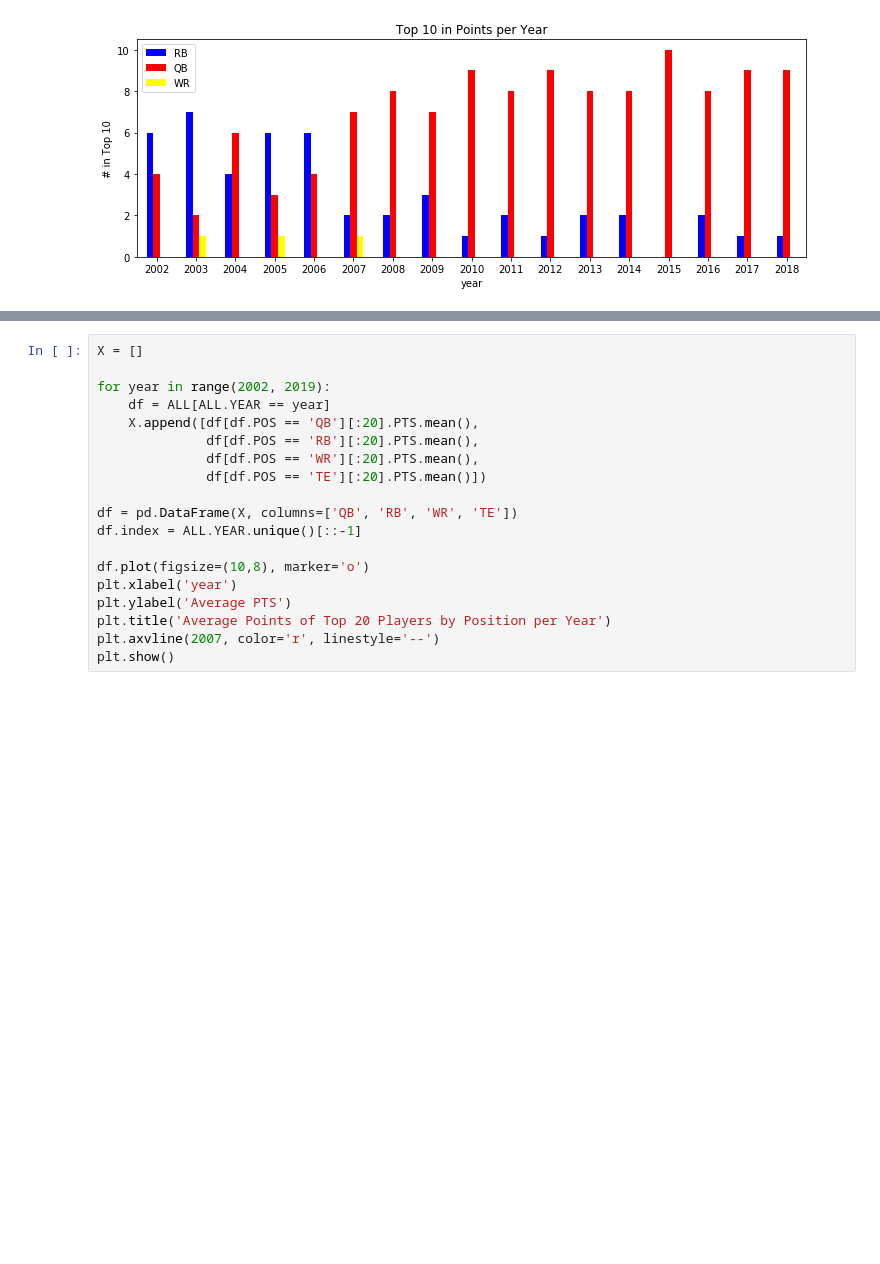
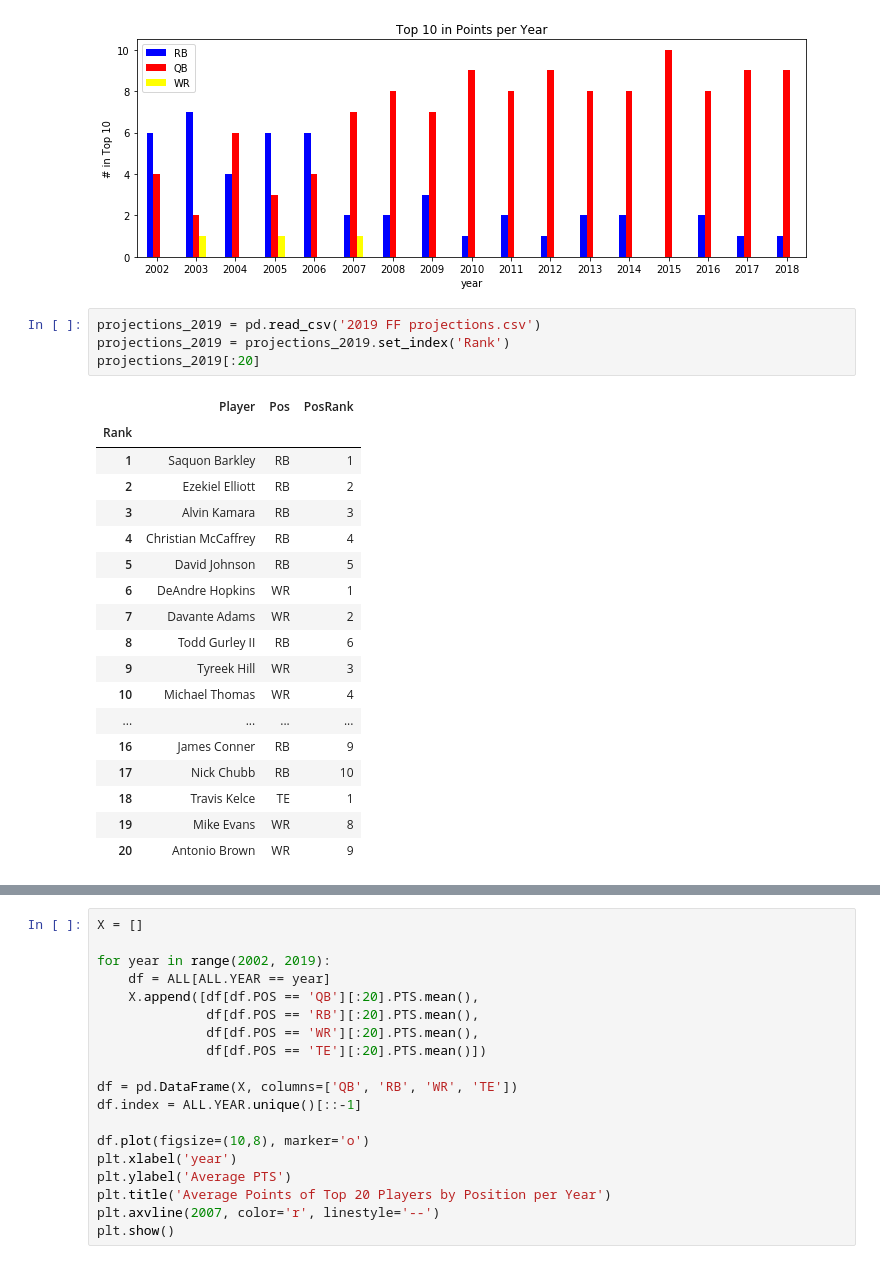
Before and after one commit to jlwalsh13/Capstone_1, a Jupyter notebook: fantasy_project.ipynb, the cells around one changed output, grey strips where cells are left out. Cells and saved outputs as stored; diff of their text form; blank space fills up the shorter version.

```diff
--- a/fantasy_project.ipynb
+++ b/fantasy_project.ipynb
@@ -50,3 +50,26 @@ plt.title('Top 10 in Points per Year')
 plt.show()
 # %% [output]
 [figure]
+# %%
+projections_2019 = pd.read_csv('2019 FF projections.csv')
+projections_2019 = projections_2019.set_index('Rank')
+projections_2019[:20]
+# %% [output]
+|  | Player | Pos | PosRank |
+| Rank |  |  |  |
+| 1 | Saquon Barkley | RB | 1 |
+| 2 | Ezekiel Elliott | RB | 2 |
+| 3 | Alvin Kamara | RB | 3 |
+| 4 | Christian McCaffrey | RB | 4 |
+| 5 | David Johnson | RB | 5 |
+| 6 | DeAndre Hopkins | WR | 1 |
+| 7 | Davante Adams | WR | 2 |
+| 8 | Todd Gurley II | RB | 6 |
+| 9 | Tyreek Hill | WR | 3 |
+| 10 | Michael Thomas | WR | 4 |
+| ... | ... | ... | ... |
+| 16 | James Conner | RB | 9 |
+| 17 | Nick Chubb | RB | 10 |
+| 18 | Travis Kelce | TE | 1 |
+| 19 | Mike Evans | WR | 8 |
+| 20 | Antonio Brown | WR | 9 |
```
Also changed, not shown: parts of 7 cells of this notebook.
